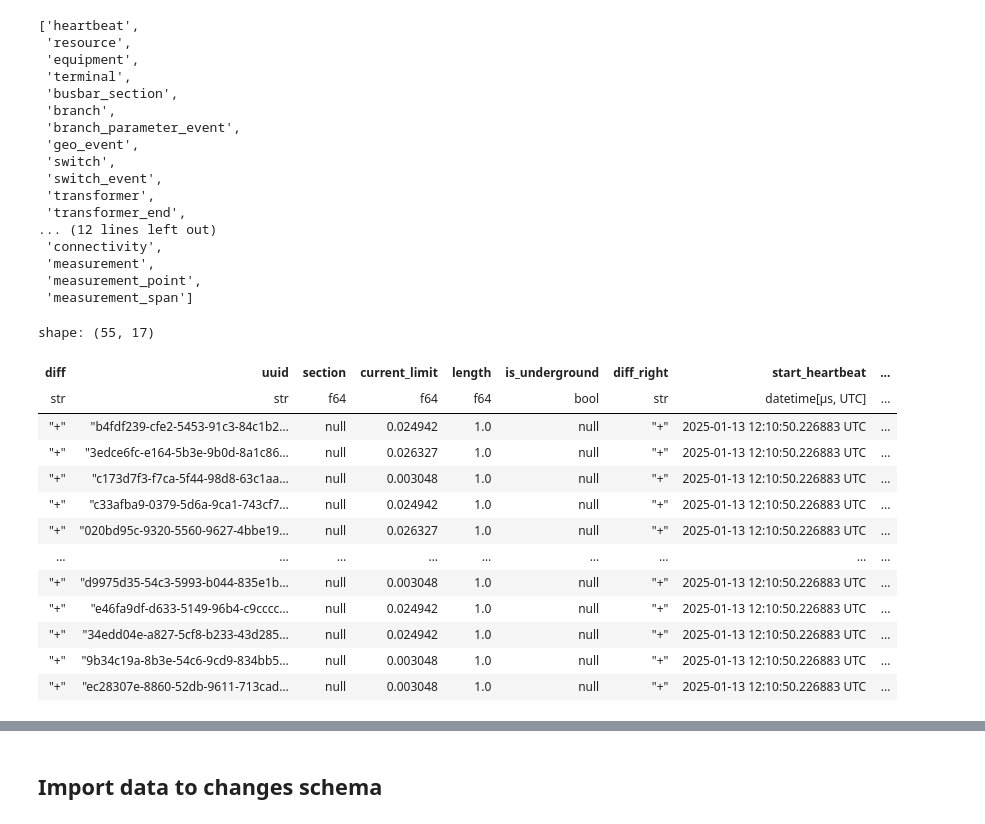
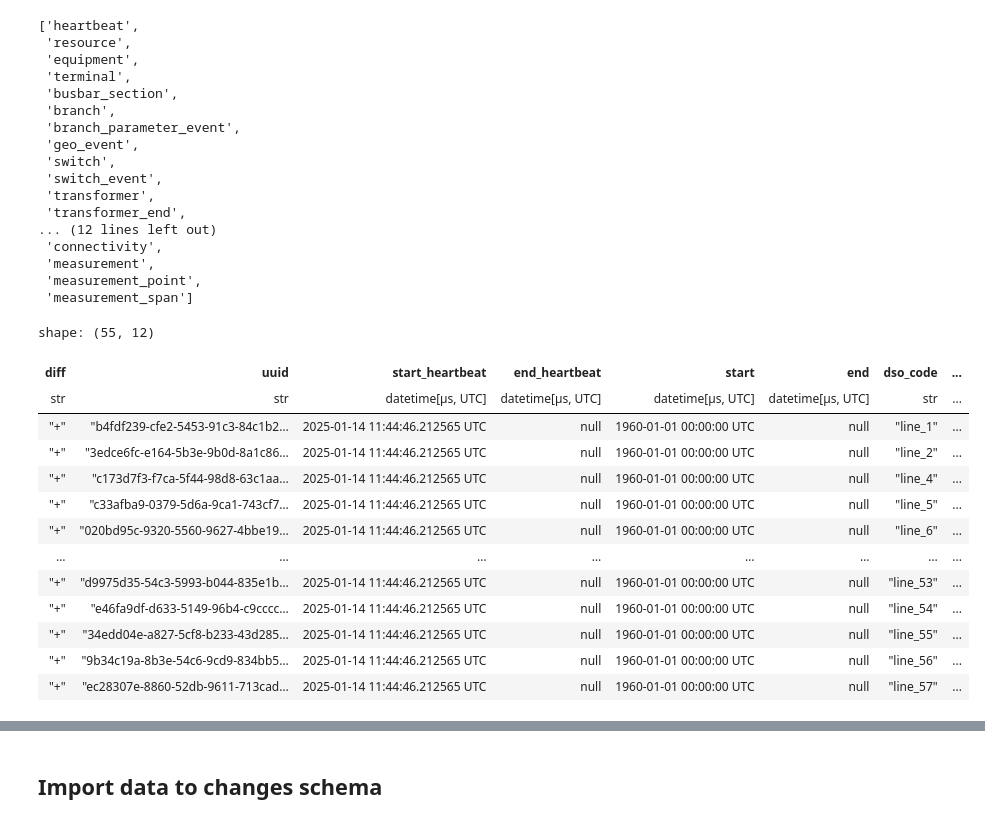
Before and after one commit to heig-vd-ie/distflow-state-estimation, a Jupyter notebook: scrips/recursive_fuction.ipynb, the cells around one changed output, grey strips where cells are left out. Saved outputs shown, nothing was run; the diff lists cells and outputs as text; code cells hidden in the pictures.

Commit message:
Feature : Begin to use data from schema to distflow

```diff
--- a/scrips/recursive_fuction.ipynb
+++ b/scrips/recursive_fuction.ipynb
@@ -418,20 +404,26 @@ list(changes_schema.__dict__.keys())
  'measurement',
  'measurement_point',
  'measurement_span']
+# %%
+changes_schema.resource.filter(c("concrete_class") == "branch")
+# %% [output]
+shape: (55, 12)
+| diff | uuid | start_heartbeat | end_heartbeat | start | end | dso_code | ... |
+| str | str | datetime[μs, UTC] | datetime[μs, UTC] | datetime[μs, UTC] | datetime[μs, UTC] | str | ... |
+| "+" | "b4fdf239-cfe2-5453-91c3-84c1b2… | 2025-01-14 11:44:46.212565 UTC | null | 1960-01-01 00:00:00 UTC | null | "line_1" | ... |
+| "+" | "3edce6fc-e164-5b3e-9b0d-8a1c86… | 2025-01-14 11:44:46.212565 UTC | null | 1960-01-01 00:00:00 UTC | null | "line_2" | ... |
+| "+" | "c173d7f3-f7ca-5f44-98d8-63c1aa… | 2025-01-14 11:44:46.212565 UTC | null | 1960-01-01 00:00:00 UTC | null | "line_4" | ... |
+| "+" | "c33afba9-0379-5d6a-9ca1-743cf7… | 2025-01-14 11:44:46.212565 UTC | null | 1960-01-01 00:00:00 UTC | null | "line_5" | ... |
+| "+" | "020bd95c-9320-5560-9627-4bbe19… | 2025-01-14 11:44:46.212565 UTC | null | 1960-01-01 00:00:00 UTC | null | "line_6" | ... |
+| … | … | … | … | … | … | … | ... |
+| "+" | "d9975d35-54c3-5993-b044-835e1b… | 2025-01-14 11:44:46.212565 UTC | null | 1960-01-01 00:00:00 UTC | null | "line_53" | ... |
+| "+" | "e46fa9df-d633-5149-96b4-c9cccc… | 2025-01-14 11:44:46.212565 UTC | null | 1960-01-01 00:00:00 UTC | null | "line_54" | ... |
+| "+" | "34edd04e-a827-5cf8-b233-43d285… | 2025-01-14 11:44:46.212565 UTC | null | 1960-01-01 00:00:00 UTC | null | "line_55" | ... |
+| "+" | "9b34c19a-8b3e-54c6-9cd9-834bb5… | 2025-01-14 11:44:46.212565 UTC | null | 1960-01-01 00:00:00 UTC | null | "line_56" | ... |
+| "+" | "ec28307e-8860-52db-9611-713cad… | 2025-01-14 11:44:46.212565 UTC | null | 1960-01-01 00:00:00 UTC | null | "line_57" | ... |
 # %%
-changes_schema.branch.join(changes_schema.resource, on="uuid", how="inner")
+df_branch = changes_schema.branch.join(
+    changes_schema.resource, on="uuid", how="inner"
+).drop(
+    cs.ends_with("_right")
+)  # Add dso_code to branch and remove duplicate columns
-# %% [output]
-shape: (55, 17)
-| diff | uuid | section | current_limit | length | is_underground | diff_right | start_heartbeat | ... |
-| str | str | f64 | f64 | f64 | bool | str | datetime[μs, UTC] | ... |
-| "+" | "b4fdf239-cfe2-5453-91c3-84c1b2… | null | 0.024942 | 1.0 | null | "+" | 2025-01-13 12:10:50.226883 UTC | ... |
-| "+" | "3edce6fc-e164-5b3e-9b0d-8a1c86… | null | 0.026327 | 1.0 | null | "+" | 2025-01-13 12:10:50.226883 UTC | ... |
-| "+" | "c173d7f3-f7ca-5f44-98d8-63c1aa… | null | 0.003048 | 1.0 | null | "+" | 2025-01-13 12:10:50.226883 UTC | ... |
-| "+" | "c33afba9-0379-5d6a-9ca1-743cf7… | null | 0.024942 | 1.0 | null | "+" | 2025-01-13 12:10:50.226883 UTC | ... |
-| "+" | "020bd95c-9320-5560-9627-4bbe19… | null | 0.026327 | 1.0 | null | "+" | 2025-01-13 12:10:50.226883 UTC | ... |
-| … | … | … | … | … | … | … | … | ... |
-| "+" | "d9975d35-54c3-5993-b044-835e1b… | null | 0.003048 | 1.0 | null | "+" | 2025-01-13 12:10:50.226883 UTC | ... |
-| "+" | "e46fa9df-d633-5149-96b4-c9cccc… | null | 0.024942 | 1.0 | null | "+" | 2025-01-13 12:10:50.226883 UTC | ... |
-| "+" | "34edd04e-a827-5cf8-b233-43d285… | null | 0.024942 | 1.0 | null | "+" | 2025-01-13 12:10:50.226883 UTC | ... |
-| "+" | "9b34c19a-8b3e-54c6-9cd9-834bb5… | null | 0.003048 | 1.0 | null | "+" | 2025-01-13 12:10:50.226883 UTC | ... |
-| "+" | "ec28307e-8860-52db-9611-713cad… | null | 0.003048 | 1.0 | null | "+" | 2025-01-13 12:10:50.226883 UTC | ... |
```
Also changed, not shown: parts of 9 cells of this notebook.
